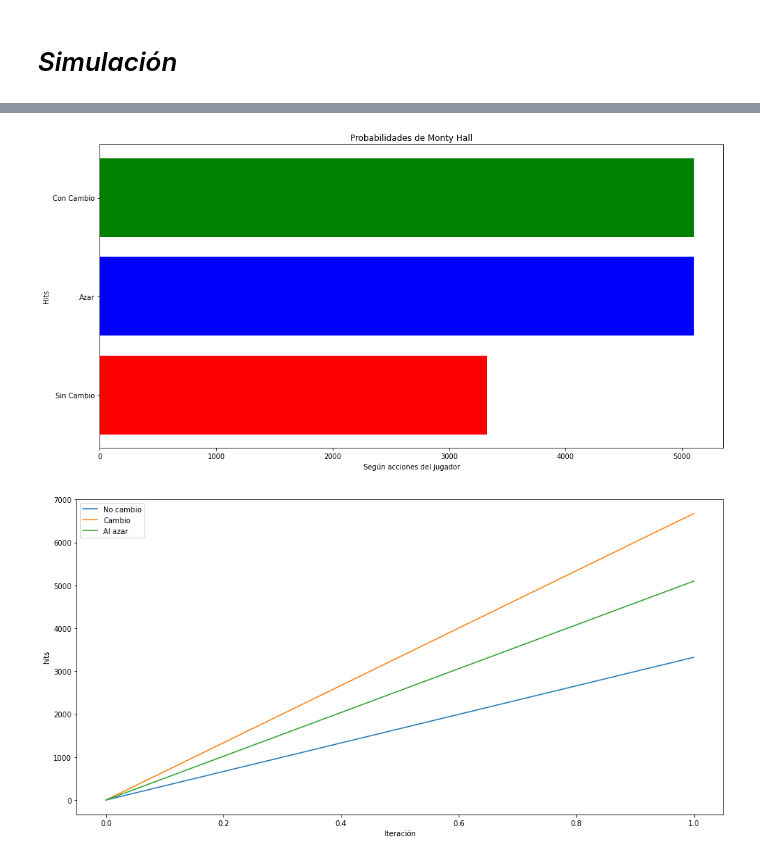
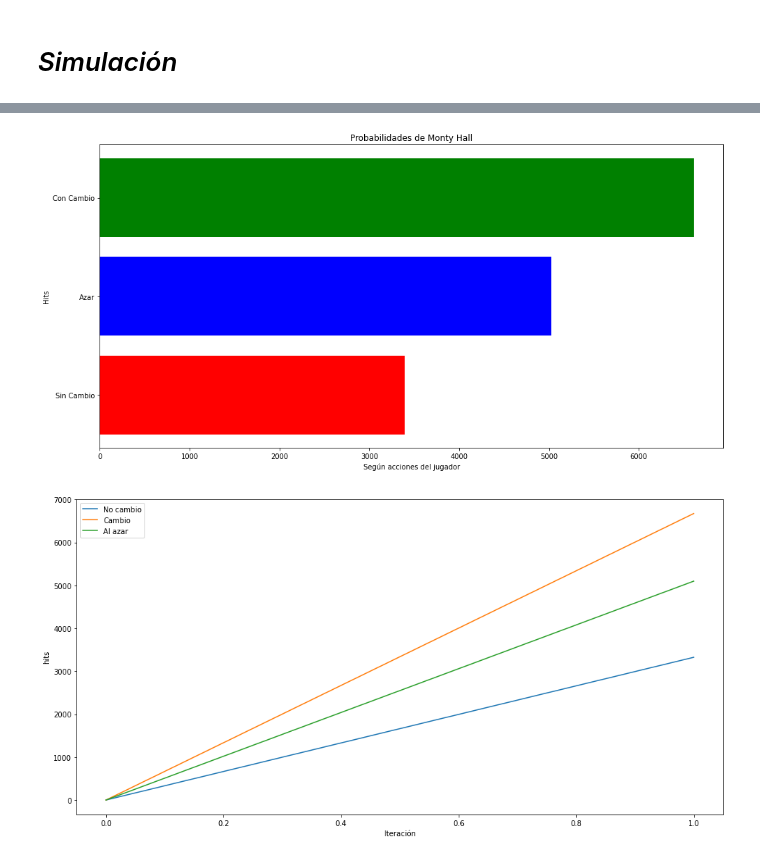
Before and after one commit to JuanCappelletti/DEEP-LEARMING-ITBA, a Jupyter notebook: MONTY HALL.ipynb, the cells around one changed output, grey strips where cells are left out. Cells and saved outputs as stored; diff of their text form; code cells hidden in the pictures.

```diff
--- a/MONTY HALL.ipynb
+++ b/MONTY HALL.ipynb
@@ -80,19 +77,19 @@ Aciertos con cambios aleatorios de puerta:   5099
 # %%
 
 # Graficos
 
 import matplotlib.pyplot as plt
 plt.figure(figsize=(16,8))
 plt.title("Probabilidades de Monty Hall")
 plt.xlabel("Según acciones del jugador")
 plt.ylabel("Hits")
 x=['Sin Cambio','Azar','Con Cambio']
-y=[Aciertos_sin_cambio,Aciertos_aleatorios,Aciertos_aleatorios]
+y=[Aciertos_sin_cambio,Aciertos_aleatorios,Aciertos_con_cambio]
 colores=['red','blue','green']
 plt.barh(x,y,color=colores)
 plt.show()
 # %% [output]
-[figure, old version]
+[figure, new version]
 # %%
 plt.figure(figsize=(16,8))
 plt.plot(Acu_Aciertos_sin_cambios, label='No cambio')
```
Also changed, not shown: parts of 2 cells of this notebook.
